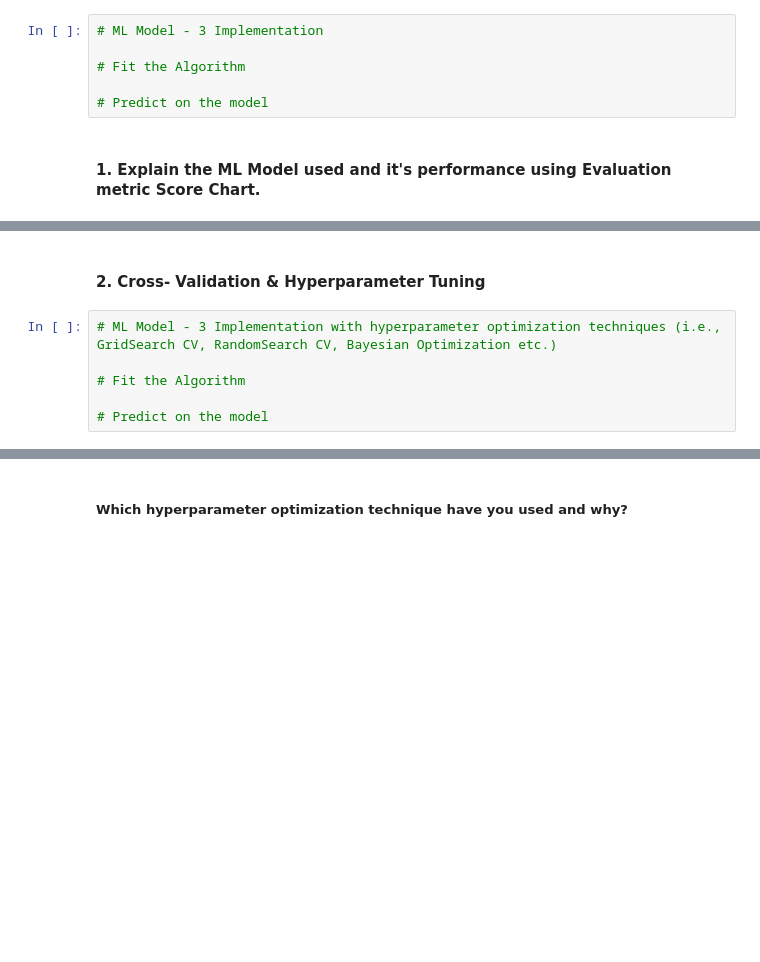
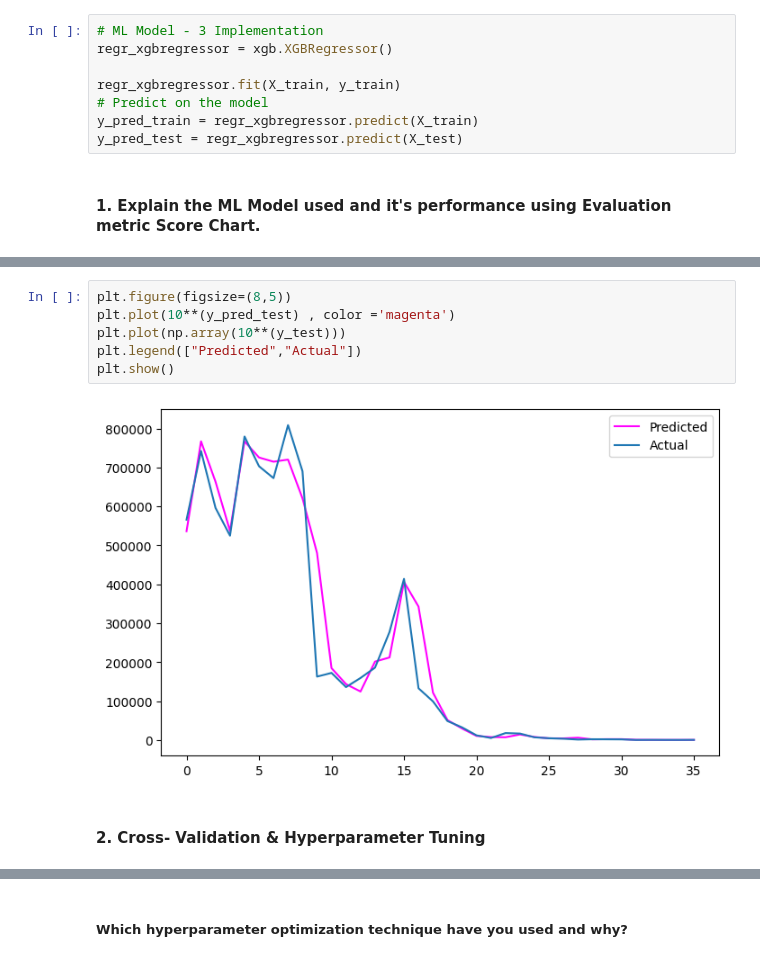
Before and after one commit to priyarane879/Yes_Bank_Stock_Prediction, a Jupyter notebook: Priya_Naik_Yes_bank_stock_prediction.ipynb, the cells around one changed output, grey strips where cells are left out. Drawn from its saved outputs; the diff is of its cells as text; blank space fills up the shorter version.

```diff
--- a/Priya_Naik_Yes_bank_stock_prediction.ipynb
+++ b/Priya_Naik_Yes_bank_stock_prediction.ipynb
@@ -1047,9 +1376,11 @@ Answer Here.
 ### ML Model - 3
 # %%
 # ML Model - 3 Implementation
+regr_xgbregressor = xgb.XGBRegressor()
 
-# Fit the Algorithm
-
+regr_xgbregressor.fit(X_train, y_train)
 # Predict on the model
+y_pred_train = regr_xgbregressor.predict(X_train)
+y_pred_test = regr_xgbregressor.predict(X_test)
 # %% [markdown]
 #### 1. Explain the ML Model used and it's performance using Evaluation metric Score Chart.
@@ -1058,8 +1429,10 @@ Answer Here.
+# %%
+plt.figure(figsize=(8,5))
+plt.plot(10**(y_pred_test) , color ='magenta')
+plt.plot(np.array(10**(y_test)))
+plt.legend(["Predicted","Actual"])
+plt.show()
+# %% [output]
+[figure, added]
 # %% [markdown]
 #### 2. Cross- Validation & Hyperparameter Tuning
-# %%
-# ML Model - 3 Implementation with hyperparameter optimization techniques (i.e., GridSearch CV, RandomSearch CV, Bayesian Optimization etc.)
-
-# Fit the Algorithm
-
-# Predict on the model
```
Also changed, not shown: parts of 44 cells of this notebook.
